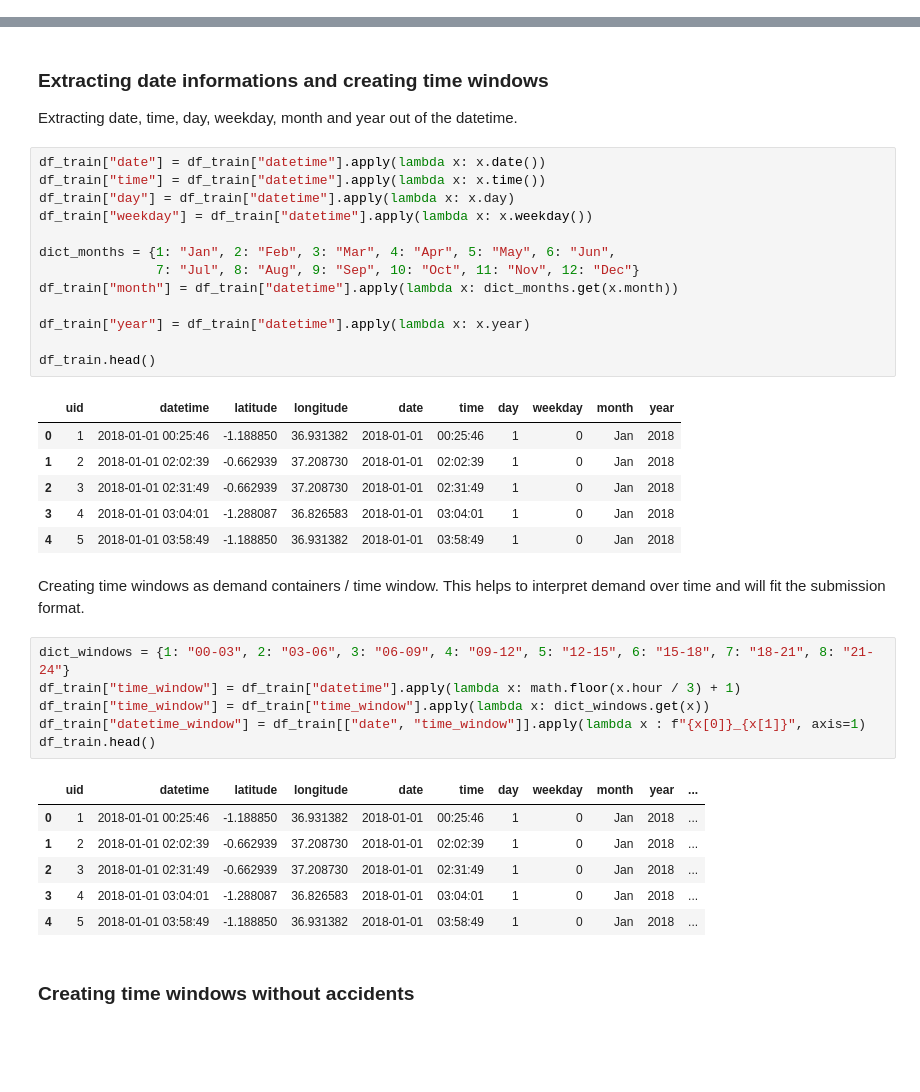
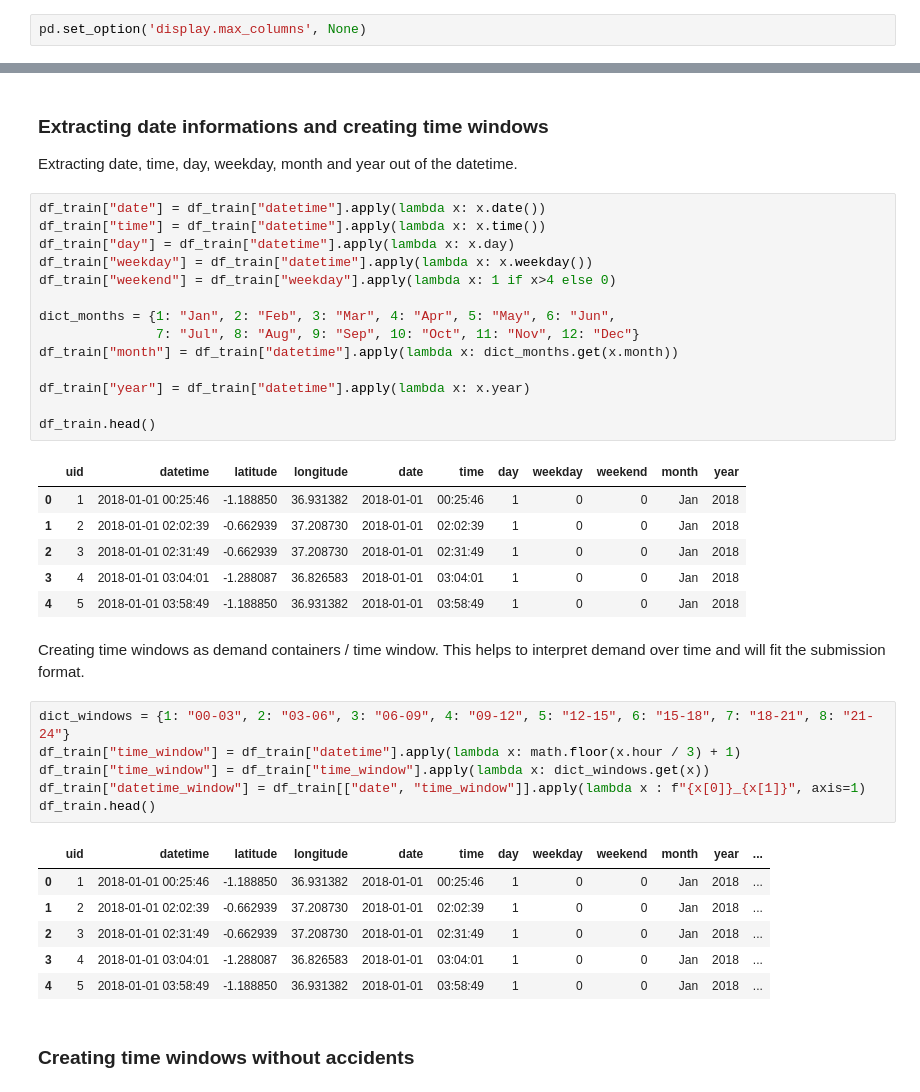
Before and after one commit to AndOleAnd/Capstone_N_A_P, a Jupyter notebook: Notebooks/Accidents_EDA.ipynb, the cells around one changed output, grey strips where cells are left out. Cells and saved outputs as stored; diff of their text form; blank space fills up the shorter version.

```diff
--- a/Notebooks/Accidents_EDA.ipynb
+++ b/Notebooks/Accidents_EDA.ipynb
@@ -25,4 +27,6 @@ import math
 import seaborn as sns
 # %% [markdown]
 ### Setup
+# %%
+pd.set_option('display.max_columns', None)
 # %% [markdown]
@@ -52,23 +58,24 @@ Extracting date, time, day, weekday, month and year out of the datetime.
 # %%
 df_train["date"] = df_train["datetime"].apply(lambda x: x.date())
 df_train["time"] = df_train["datetime"].apply(lambda x: x.time())
 df_train["day"] = df_train["datetime"].apply(lambda x: x.day)
 df_train["weekday"] = df_train["datetime"].apply(lambda x: x.weekday())
+df_train["weekend"] = df_train["weekday"].apply(lambda x: 1 if x>4 else 0)
 
 dict_months = {1: "Jan", 2: "Feb", 3: "Mar", 4: "Apr", 5: "May", 6: "Jun",
                7: "Jul", 8: "Aug", 9: "Sep", 10: "Oct", 11: "Nov", 12: "Dec"}
 df_train["month"] = df_train["datetime"].apply(lambda x: dict_months.get(x.month))
 
 df_train["year"] = df_train["datetime"].apply(lambda x: x.year)
 
 df_train.head()
 # %% [output]
-|  | uid | datetime | latitude | longitude | date | time | day | weekday | month | year |
-| 0 | 1 | 2018-01-01 00:25:46 | -1.188850 | 36.931382 | 2018-01-01 | 00:25:46 | 1 | 0 | Jan | 2018 |
-| 1 | 2 | 2018-01-01 02:02:39 | -0.662939 | 37.208730 | 2018-01-01 | 02:02:39 | 1 | 0 | Jan | 2018 |
-| 2 | 3 | 2018-01-01 02:31:49 | -0.662939 | 37.208730 | 2018-01-01 | 02:31:49 | 1 | 0 | Jan | 2018 |
-| 3 | 4 | 2018-01-01 03:04:01 | -1.288087 | 36.826583 | 2018-01-01 | 03:04:01 | 1 | 0 | Jan | 2018 |
-| 4 | 5 | 2018-01-01 03:58:49 | -1.188850 | 36.931382 | 2018-01-01 | 03:58:49 | 1 | 0 | Jan | 2018 |
+|  | uid | datetime | latitude | longitude | date | time | day | weekday | weekend | month | year |
+| 0 | 1 | 2018-01-01 00:25:46 | -1.188850 | 36.931382 | 2018-01-01 | 00:25:46 | 1 | 0 | 0 | Jan | 2018 |
+| 1 | 2 | 2018-01-01 02:02:39 | -0.662939 | 37.208730 | 2018-01-01 | 02:02:39 | 1 | 0 | 0 | Jan | 2018 |
+| 2 | 3 | 2018-01-01 02:31:49 | -0.662939 | 37.208730 | 2018-01-01 | 02:31:49 | 1 | 0 | 0 | Jan | 2018 |
+| 3 | 4 | 2018-01-01 03:04:01 | -1.288087 | 36.826583 | 2018-01-01 | 03:04:01 | 1 | 0 | 0 | Jan | 2018 |
+| 4 | 5 | 2018-01-01 03:58:49 | -1.188850 | 36.931382 | 2018-01-01 | 03:58:49 | 1 | 0 | 0 | Jan | 2018 |
 # %% [markdown]
 Creating time windows as demand containers / time window. This helps to interpret demand over time and will fit the submission format.
 # %%
@@ -78,12 +85,12 @@ df_train["time_window"] = df_train["time_window"].apply(lambda x: dict_windows.g
 df_train["datetime_window"] = df_train[["date", "time_window"]].apply(lambda x : f"{x[0]}_{x[1]}", axis=1)
 df_train.head()
 # %% [output]
-|  | uid | datetime | latitude | longitude | date | time | day | weekday | month | year | ... |
-| 0 | 1 | 2018-01-01 00:25:46 | -1.188850 | 36.931382 | 2018-01-01 | 00:25:46 | 1 | 0 | Jan | 2018 | ... |
-| 1 | 2 | 2018-01-01 02:02:39 | -0.662939 | 37.208730 | 2018-01-01 | 02:02:39 | 1 | 0 | Jan | 2018 | ... |
-| 2 | 3 | 2018-01-01 02:31:49 | -0.662939 | 37.208730 | 2018-01-01 | 02:31:49 | 1 | 0 | Jan | 2018 | ... |
-| 3 | 4 | 2018-01-01 03:04:01 | -1.288087 | 36.826583 | 2018-01-01 | 03:04:01 | 1 | 0 | Jan | 2018 | ... |
-| 4 | 5 | 2018-01-01 03:58:49 | -1.188850 | 36.931382 | 2018-01-01 | 03:58:49 | 1 | 0 | Jan | 2018 | ... |
+|  | uid | datetime | latitude | longitude | date | time | day | weekday | weekend | month | year | ... |
+| 0 | 1 | 2018-01-01 00:25:46 | -1.188850 | 36.931382 | 2018-01-01 | 00:25:46 | 1 | 0 | 0 | Jan | 2018 | ... |
+| 1 | 2 | 2018-01-01 02:02:39 | -0.662939 | 37.208730 | 2018-01-01 | 02:02:39 | 1 | 0 | 0 | Jan | 2018 | ... |
+| 2 | 3 | 2018-01-01 02:31:49 | -0.662939 | 37.208730 | 2018-01-01 | 02:31:49 | 1 | 0 | 0 | Jan | 2018 | ... |
+| 3 | 4 | 2018-01-01 03:04:01 | -1.288087 | 36.826583 | 2018-01-01 | 03:04:01 | 1 | 0 | 0 | Jan | 2018 | ... |
+| 4 | 5 | 2018-01-01 03:58:49 | -1.188850 | 36.931382 | 2018-01-01 | 03:58:49 | 1 | 0 | 0 | Jan | 2018 | ... |
 # %% [markdown]
 ### Creating time windows without accidents
 # %%
```
Also changed, not shown: parts of 39 cells of this notebook, 1 other file.
